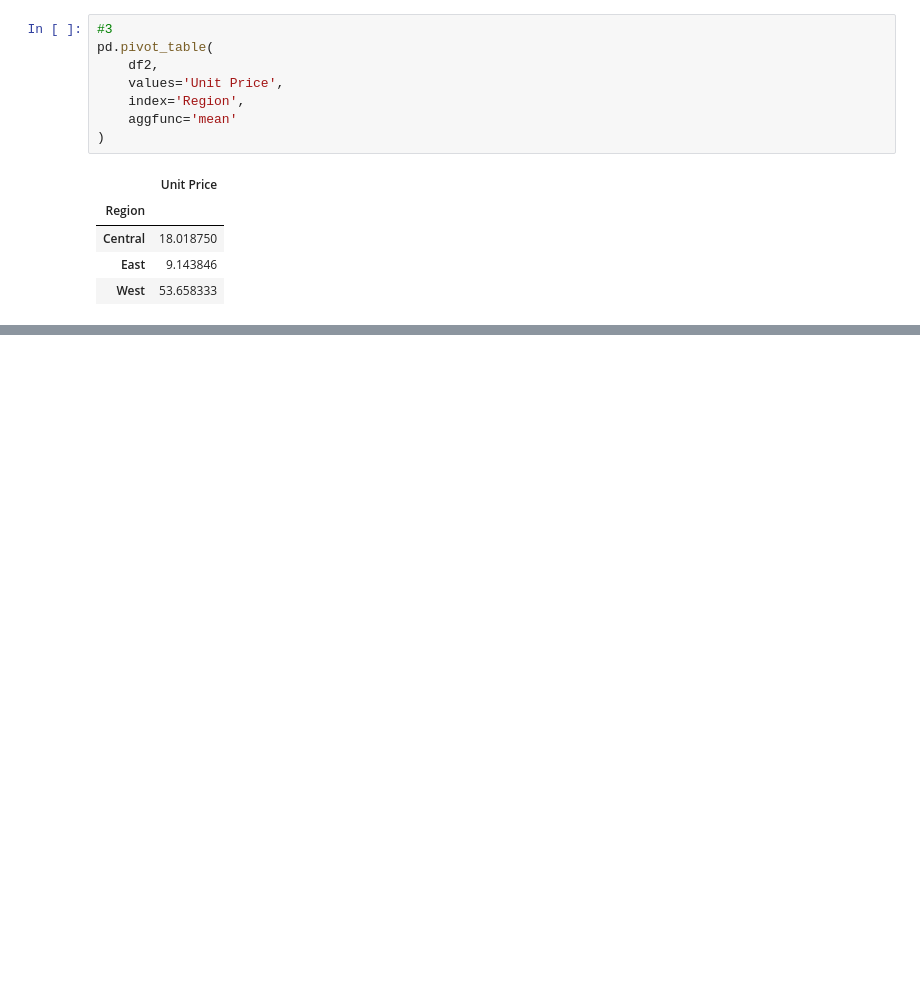
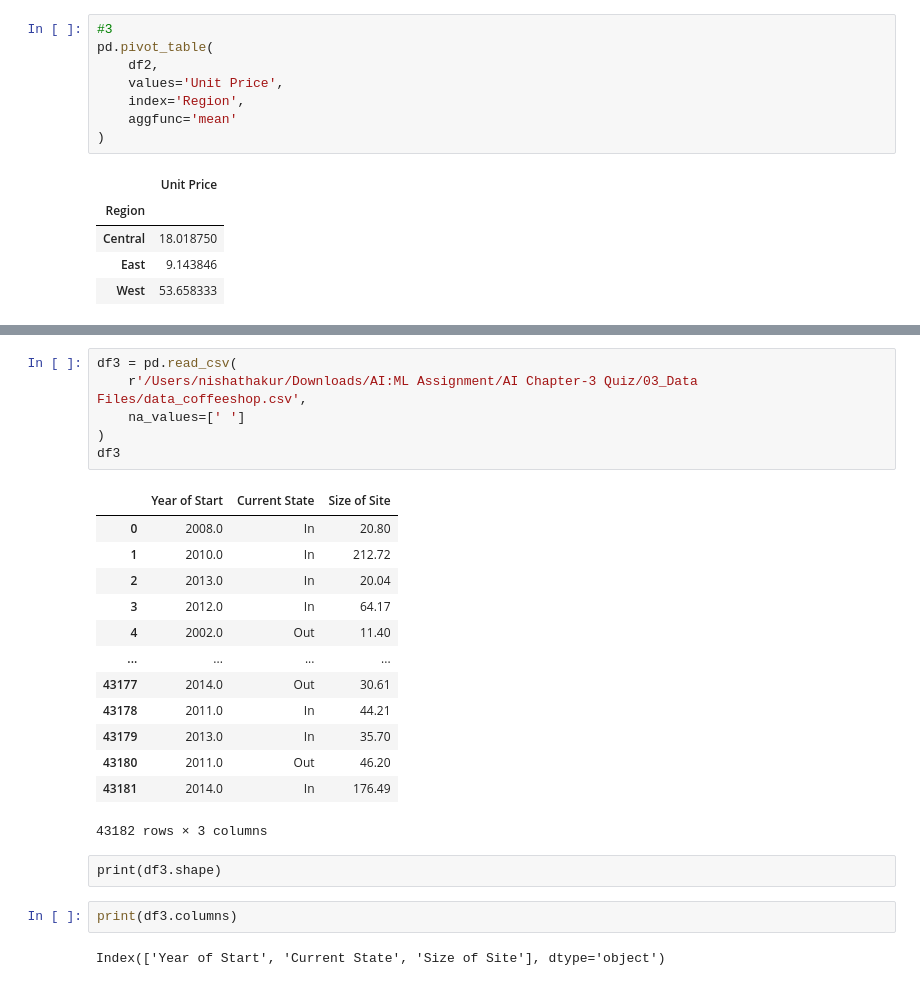
Before and after one commit to thakurnisha200105-tech/Samsung_innovation_campus_assigment, a Jupyter notebook: Chapter3.ipynb, the cells around one changed output, grey strips where cells are left out. Saved outputs shown, nothing was run; the diff lists cells and outputs as text; blank space fills up the shorter version.

```diff
--- a/Chapter3.ipynb
+++ b/Chapter3.ipynb
@@ -390,0 +406,26 @@ KeyError: 'ItemType'
+# %%
+df3 = pd.read_csv(
+    r'/Users/nishathakur/Downloads/AI:ML Assignment/AI Chapter-3 Quiz/03_Data Files/data_coffeeshop.csv',
+    na_values=[' ']
+)
+df3
+# %% [output]
+|  | Year of Start | Current State | Size of Site |
+| 0 | 2008.0 | In | 20.80 |
+| 1 | 2010.0 | In | 212.72 |
+| 2 | 2013.0 | In | 20.04 |
+| 3 | 2012.0 | In | 64.17 |
+| 4 | 2002.0 | Out | 11.40 |
+| ... | ... | ... | ... |
+| 43177 | 2014.0 | Out | 30.61 |
+| 43178 | 2011.0 | In | 44.21 |
+| 43179 | 2013.0 | In | 35.70 |
+| 43180 | 2011.0 | Out | 46.20 |
+| 43181 | 2014.0 | In | 176.49 |
+43182 rows × 3 columns
+# %% [raw]
+print(df3.shape)
+# %%
+print(df3.columns)
+# %% [output]
+Index(['Year of Start', 'Current State', 'Size of Site'], dtype='object')
```
Also changed, not shown: parts of 55 cells of this notebook.
